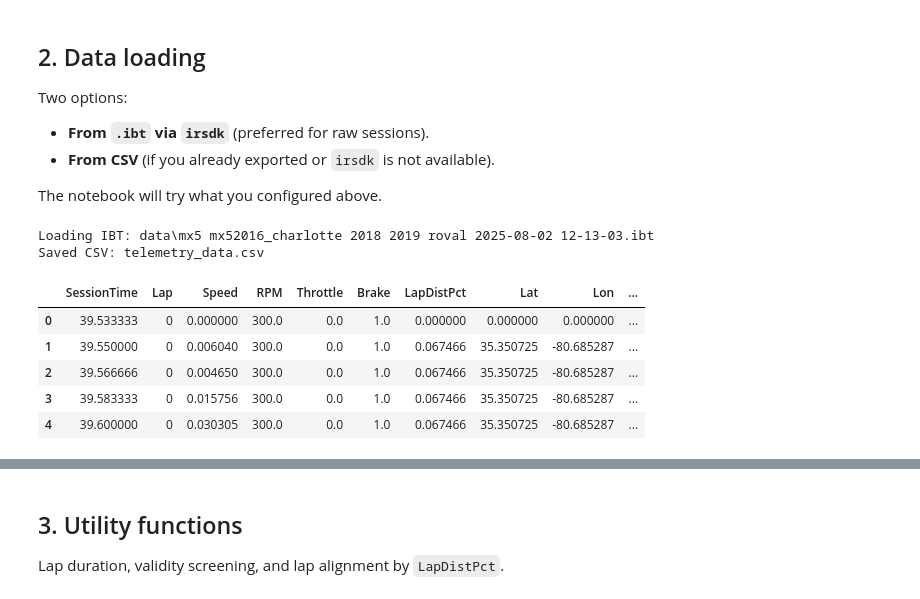
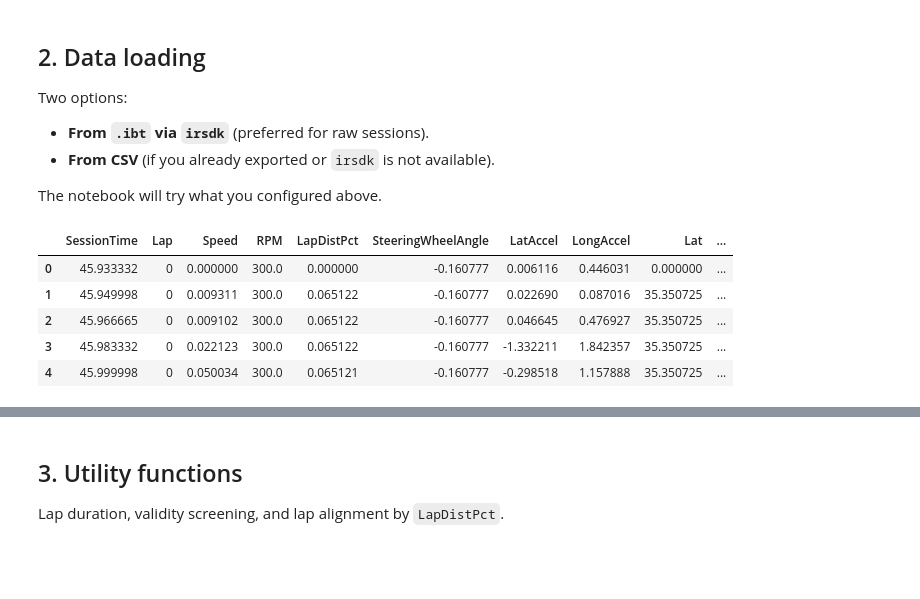
Before and after one commit to conect2ai/Racing4all, a Jupyter notebook: Iracing/Notebooks/iracing_new_heuristics.ipynb, the cells around one changed output, grey strips where cells are left out. Saved outputs shown, nothing was run; the diff lists cells and outputs as text; code cells hidden in the pictures; blank space fills up the shorter version.

```diff
--- a/Iracing/Notebooks/iracing_new_heuristics.ipynb
+++ b/Iracing/Notebooks/iracing_new_heuristics.ipynb
@@ -65,12 +65,17 @@ print(f"irsdk available   : {IRSDK_AVAILABLE}")
 # --- Paths & Parameters
 USE_IBT = True  # set True to read a .ibt with irsdk if available
 
-# If USE_IBT=True, set your .ibt path:
-ibt_file = Path("data/mx5 mx52016_charlotte 2018 2019 roval 2025-08-02 12-13-03.ibt")  # <--- change me if needed
 
-# If using CSV, set here (the notebook can also create it from IBT):
-csv_path = Path("telemetry_data.csv")  # <--- change if you already have a CSV
 
+
+# --- 1. EXTRAÇÃO DOS DADOS DO ARQUIVO .IBT ---
+root_path = "C:/Users/to_fi/OneDrive/Documents/GitHub/Doutorado/Racing4all/Iracing/"
+ibt_file = root_path + "data/formulavee_charlotte 2025 roval2025 2026-01-22 09-33-17.ibt"
+
+# --- Configuration ---
+IBT_FILES = [
+    Path(ibt_file)
+]
 # Laps to visualize in the "quick overlay" plots (only visualization; robust pipeline auto-selects reference)
 laps_to_plot = [2, 3, 4]
 
@@ -82,10 +87,6 @@ PACE_THRESHOLD_MS = 3000.0   # drop laps whose sum of positive sector losses > 2
 CLIP_MS = 1500.0             # clip training target (ms)
 SEQ_LEN = 128                # per-sector resampling for stability
 SEED = 42
-
-# Output directory
-OUT_DIR = Path("iracing_outputs")
-OUT_DIR.mkdir(parents=True, exist_ok=True)
 # %% [output]
 LightGBM available: True
 SHAP available    : True
@@ -102,55 +103,39 @@ Two options:
 The notebook will try what you configured above.
 # %%
 
+
+USE_IBT = True
+IRSDK_AVAILABLE = True
+
 def load_from_ibt(ibt_path: Path) -> pd.DataFrame:
+    """
+    Loads binary IBT file using irsdk.
+    """
     if not IRSDK_AVAILABLE:
         raise RuntimeError("irsdk is not available in this environment.")
     if not ibt_path.exists():
         raise FileNotFoundError(f".ibt file not found: {ibt_path}")
+
     ibt = irsdk.IBT()
     try:
         ibt.open(str(ibt_path))
-        channels = ['SessionTime','Lap','Speed','RPM','Throttle','Brake','LapDistPct','Lat','Lon','SteeringWheelAngle','Gear','LatAccel','LongAccel']
+        channels = ['SessionTime','Lap','Speed','RPM',
+                    'LapDistPct','SteeringWheelAngle',
+                    'LatAccel','LongAccel','Lat','Lon']
         data = {ch: ibt.get_all(ch) for ch in channels}
+    except Exception as e:
+        print(f"[ERROR] Failed to open {ibt_path}: {e}")
+        return pd.DataFrame()
     finally:
         ibt.close()
-    df = pd.DataFrame(data)
-    return df
+    return pd.DataFrame(data)
 
-def basic_clean_and_units(df: pd.DataFrame) -> pd.DataFrame:
-    df = df.copy()
-    df.replace([np.inf, -np.inf], np.nan, inplace=True)
-    df.dropna(inplace=True)
-    if "Speed_KPH" not in df.columns and "Speed" in df.columns:
-        df["Speed_KPH"] = df["Speed"] * 3.6
-    if "Throttle_Pct" not in df.columns and "Throttle" in df.columns:
-        df["Throttle_Pct"] = df["Throttle"] * 100.0
-    if "Brake_Pct" not in df.columns and "Brake" in df.columns:
-        df["Brake_Pct"] = df["Brake"] * 100.0
-    return df
-
-# --- Execute loading
-if USE_IBT:
-    print(f"Loading IBT: {ibt_file}")
-    raw_df = load_from_ibt(ibt_file)
-    df = basic_clean_and_units(raw_df)
-    # Persist CSV for later reuse
-    df.to_csv(csv_path, index=False)
-    print(f"Saved CSV: {csv_path}")
-else:
-    if not csv_path.exists():
-        raise FileNotFoundError(f"CSV not found: {csv_path} — Set USE_IBT=True or create the CSV first.")
-    df = pd.read_csv(csv_path)
-    df = basic_clean_and_units(df)
-    print(f"Loaded CSV: {csv_path}  |  rows={len(df)}")
-
-df.head()
+raw_df = load_from_ibt(Path(ibt_file))
+raw_df.head()
 # %% [output]
-Loading IBT: data\mx5 mx52016_charlotte 2018 2019 roval 2025-08-02 12-13-03.ibt
-Saved CSV: telemetry_data.csv
-|  | SessionTime | Lap | Speed | RPM | Throttle | Brake | LapDistPct | Lat | Lon | ... |
-| 0 | 39.533333 | 0 | 0.000000 | 300.0 | 0.0 | 1.0 | 0.000000 | 0.000000 | 0.000000 | ... |
-| 1 | 39.550000 | 0 | 0.006040 | 300.0 | 0.0 | 1.0 | 0.067466 | 35.350725 | -80.685287 | ... |
-| 2 | 39.566666 | 0 | 0.004650 | 300.0 | 0.0 | 1.0 | 0.067466 | 35.350725 | -80.685287 | ... |
-| 3 | 39.583333 | 0 | 0.015756 | 300.0 | 0.0 | 1.0 | 0.067466 | 35.350725 | -80.685287 | ... |
-| 4 | 39.600000 | 0 | 0.030305 | 300.0 | 0.0 | 1.0 | 0.067466 | 35.350725 | -80.685287 | ... |
+|  | SessionTime | Lap | Speed | RPM | LapDistPct | SteeringWheelAngle | LatAccel | LongAccel | Lat | ... |
+| 0 | 45.933332 | 0 | 0.000000 | 300.0 | 0.000000 | -0.160777 | 0.006116 | 0.446031 | 0.000000 | ... |
+| 1 | 45.949998 | 0 | 0.009311 | 300.0 | 0.065122 | -0.160777 | 0.022690 | 0.087016 | 35.350725 | ... |
+| 2 | 45.966665 | 0 | 0.009102 | 300.0 | 0.065122 | -0.160777 | 0.046645 | 0.476927 | 35.350725 | ... |
+| 3 | 45.983332 | 0 | 0.022123 | 300.0 | 0.065122 | -0.160777 | -1.332211 | 1.842357 | 35.350725 | ... |
+| 4 | 45.999998 | 0 | 0.050034 | 300.0 | 0.065121 | -0.160777 | -0.298518 | 1.157888 | 35.350725 | ... |
```
Also changed, not shown: parts of 4 cells of this notebook.
